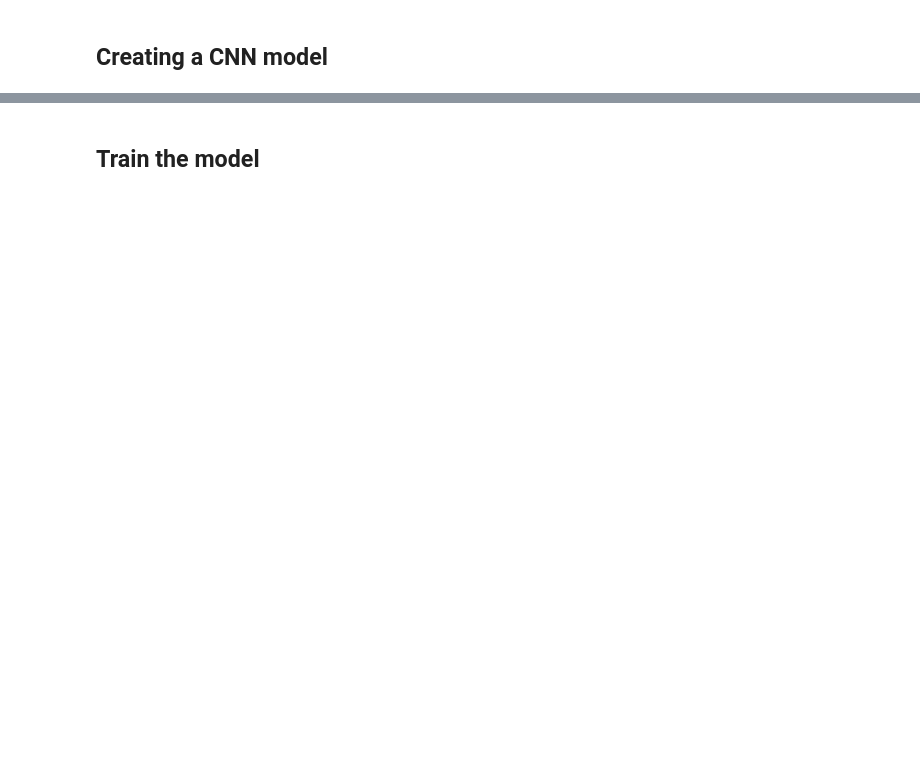
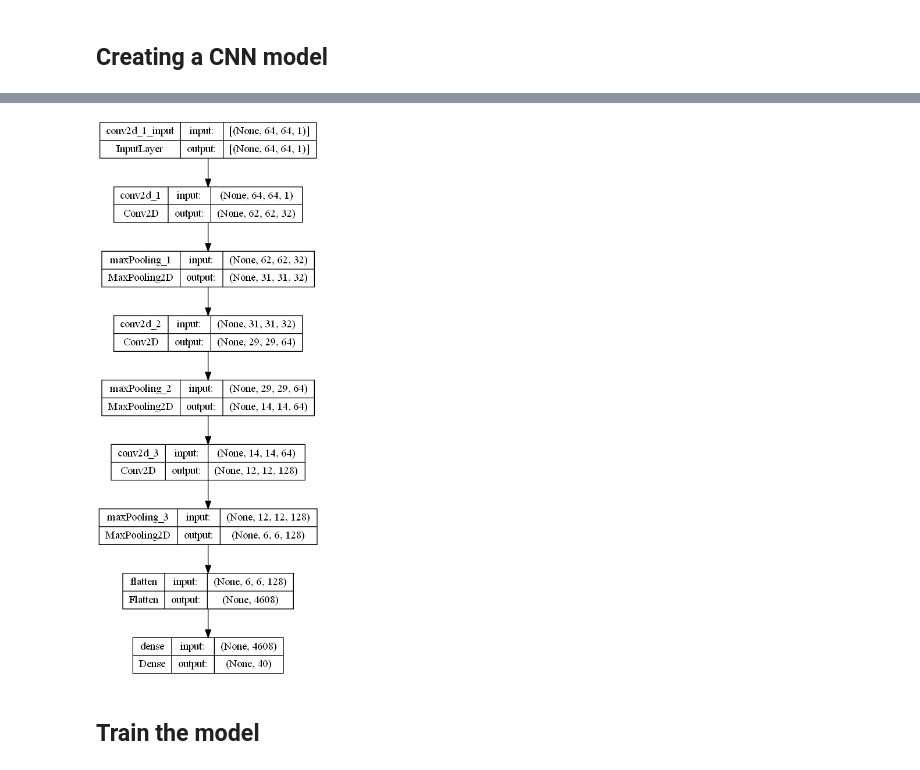
Before and after one commit to inemsia/ML-Final-Project, a Jupyter notebook: main.ipynb, the cells around one changed output, grey strips where cells are left out. Drawn from its saved outputs; the diff is of its cells as text; code cells hidden in the pictures; blank space fills up the shorter version.

```diff
--- a/main.ipynb
+++ b/main.ipynb
@@ -31,9 +39,5 @@ for i in range(10):
 # %%
 # Preprocessing
-
-# Normalizing the images
-images = images / 16.0
-
 # Adding dimension to images
 images = np.expand_dims(images, axis=-1)
 # %%
@@ -44,11 +56,14 @@ X_train, X_test, y_train, y_test = train_test_split(images, targets_categorical,
 ## Creating a CNN model
 # %%
 model = Sequential()
-model.add(Conv2D(32, (3, 3), activation='relu', input_shape=(8, 8, 1)))
-model.add(MaxPooling2D())
-model.add(Conv2D(64, (3, 3), activation='relu'))
-model.add(Flatten())
-model.add(Dense(10, activation='softmax'))
+model.add(Conv2D(32, (3, 3), activation='relu', input_shape=IMG_SHAPE, name="conv2d_1"))
+model.add(MaxPooling2D(name="maxPooling_1"))
+model.add(Conv2D(64, (3, 3), activation='relu', name="conv2d_2"))
+model.add(MaxPooling2D(name="maxPooling_2"))
+model.add(Conv2D(128, (3, 3), activation='relu', name="conv2d_3"))
+model.add(MaxPooling2D(name="maxPooling_3"))
+model.add(Flatten(name="flatten"))
+model.add(Dense(40, activation='softmax', name="dense"))
 # %%
 model.summary()
 # %% [output]
@@ -73,5 +85,10 @@ Trainable params: 19,466
 Non-trainable params: 0
 _________________________________________________________________
+# %%
+# Visualize the CNN
+tf.keras.utils.plot_model(model, show_shapes=True)
+# %% [output]
+[figure, added]
 # %%
 # Compile the model
 from tensorflow.keras.optimizers import Adam
```
Also changed, not shown: parts of 14 cells of this notebook.
